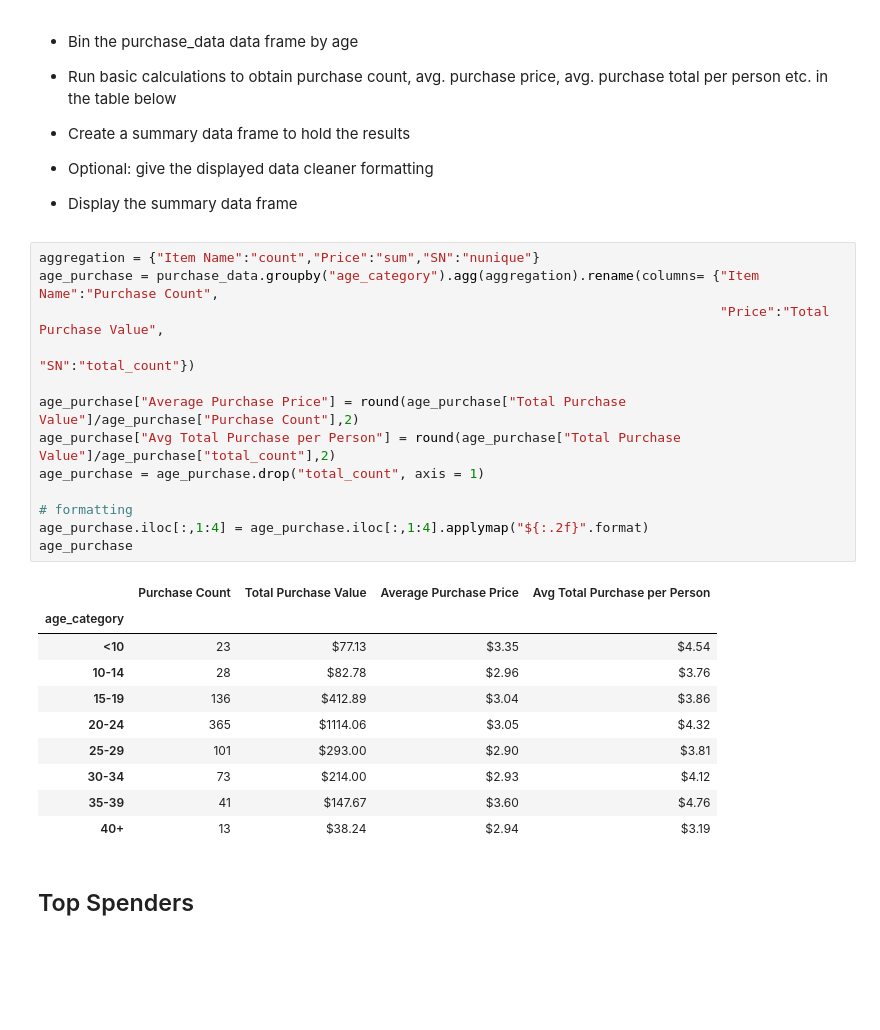
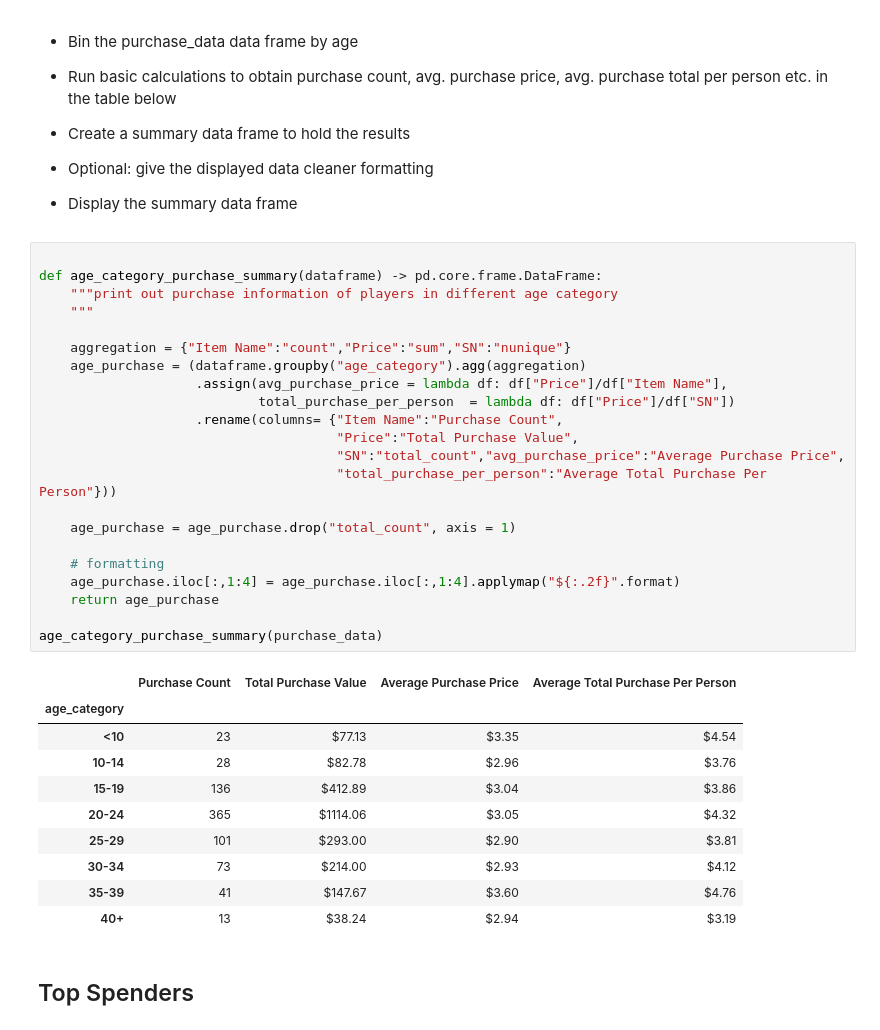
Before and after one commit to YANG007SUN/pandas-challenge, a Jupyter notebook: HeroesOfPymoli/HeroesOfPymoli_starter.ipynb, the cells around one changed output. Drawn from its saved outputs; the diff is of its cells as text; blank space fills up the shorter version.

```diff
--- a/HeroesOfPymoli/HeroesOfPymoli_starter.ipynb
+++ b/HeroesOfPymoli/HeroesOfPymoli_starter.ipynb
@@ -177,20 +210,29 @@ summary_age_category
 
 * Display the summary data frame
 # %%
-aggregation = {"Item Name":"count","Price":"sum","SN":"nunique"}
-age_purchase = purchase_data.groupby("age_category").agg(aggregation).rename(columns= {"Item Name":"Purchase Count",
-                                                                                       "Price":"Total Purchase Value",
-                                                                                       "SN":"total_count"})
 
-age_purchase["Average Purchase Price"] = round(age_purchase["Total Purchase Value"]/age_purchase["Purchase Count"],2)
-age_purchase["Avg Total Purchase per Person"] = round(age_purchase["Total Purchase Value"]/age_purchase["total_count"],2)
-age_purchase = age_purchase.drop("total_count", axis = 1)
+def age_category_purchase_summary(dataframe) -> pd.core.frame.DataFrame:
+    """print out purchase information of players in different age category
+    """
 
-# formatting
-age_purchase.iloc[:,1:4] = age_purchase.iloc[:,1:4].applymap("${:.2f}".format)
-age_purchase
+    aggregation = {"Item Name":"count","Price":"sum","SN":"nunique"}
+    age_purchase = (dataframe.groupby("age_category").agg(aggregation)
+                    .assign(avg_purchase_price = lambda df: df["Price"]/df["Item Name"],
+                            total_purchase_per_person  = lambda df: df["Price"]/df["SN"])
+                    .rename(columns= {"Item Name":"Purchase Count",
+                                      "Price":"Total Purchase Value",
+                                      "SN":"total_count","avg_purchase_price":"Average Purchase Price",
+                                      "total_purchase_per_person":"Average Total Purchase Per Person"}))
+
+    age_purchase = age_purchase.drop("total_count", axis = 1)
+
+    # formatting
+    age_purchase.iloc[:,1:4] = age_purchase.iloc[:,1:4].applymap("${:.2f}".format)
+    return age_purchase
+
+age_category_purchase_summary(purchase_data)
 # %% [output]
-|  | Purchase Count | Total Purchase Value | Average Purchase Price | Avg Total Purchase per Person |
+|  | Purchase Count | Total Purchase Value | Average Purchase Price | Average Total Purchase Per Person |
 | age_category |  |  |  |  |
 | <10 | 23 | $77.13 | $3.35 | $4.54 |
 | 10-14 | 28 | $82.78 | $2.96 | $3.76 |
```
Also changed, not shown: parts of 15 cells of this notebook.
